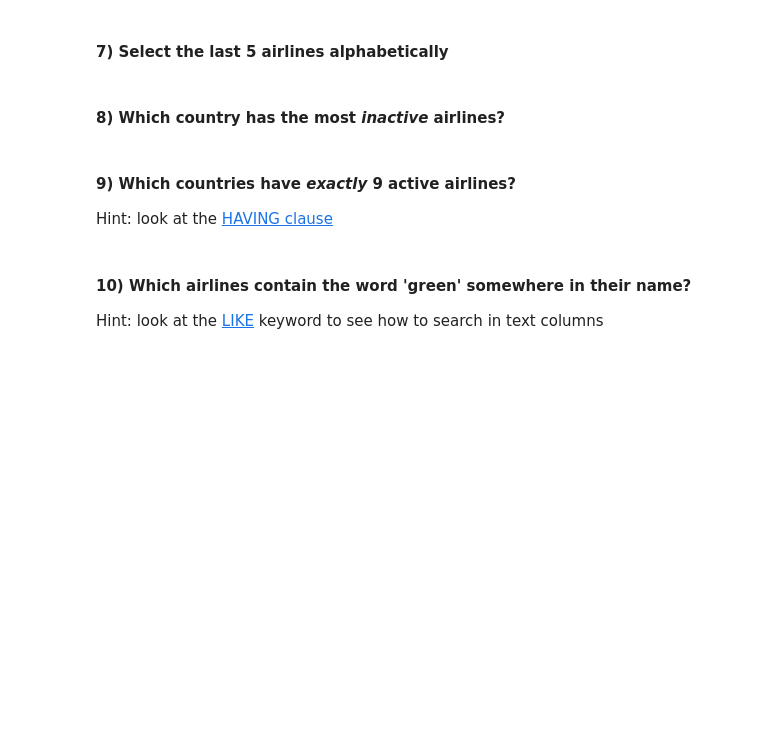
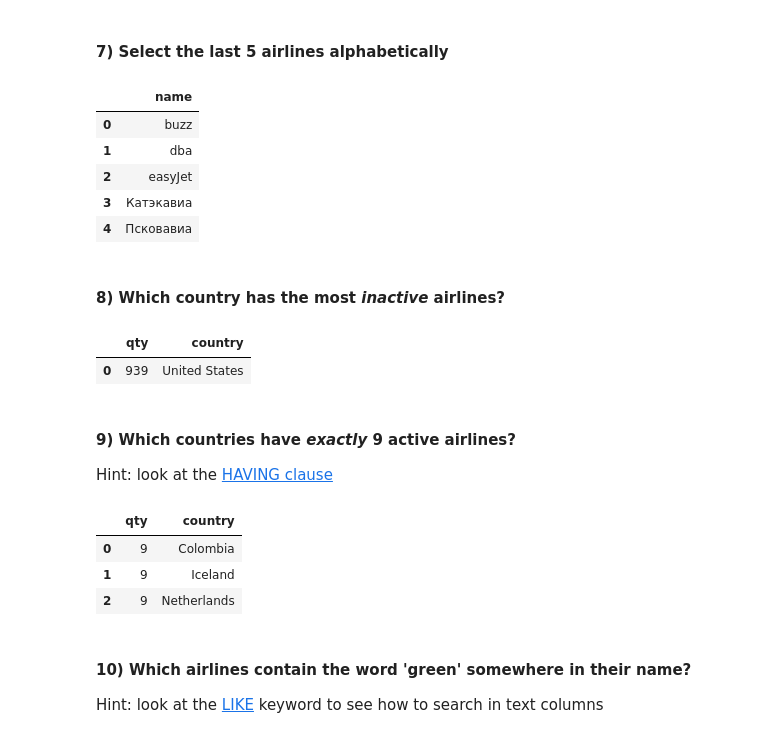
Before and after one commit to Guilherme777/Data-Science, a Jupyter notebook: 03_managing_data/practice/sql_exercise.ipynb, the cells around one changed output. Cells and saved outputs as stored; diff of their text form; code cells hidden in the pictures; blank space fills up the shorter version.

```diff
--- a/03_managing_data/practice/sql_exercise.ipynb
+++ b/03_managing_data/practice/sql_exercise.ipynb
@@ -30,12 +102,55 @@ Reminder 2: there are three tables:
 ## Airlines
 # %% [markdown]
 #### 7) Select the last 5 airlines alphabetically
+# %%
+pd.read_sql("""
+select * from
+(
+select name from airlines order by trim(name) desc
+limit 5
+)
+order by 1
+
+
+""", con=db)
+# %% [output]
+|  | name |
+| 0 | buzz |
+| 1 | dba |
+| 2 | easyJet |
+| 3 | Катэкавиа |
+| 4 | Псковавиа |
 # %% [markdown]
 #### 8) Which country has the most *inactive* airlines?
+# %%
+pd.read_sql("""
+    select count(name) qty, country
+    from airlines
+    where active = 'N'
+    group by country
+    order by 1 desc
+    limit 1
+    """, con=db)
+# %% [output]
+|  | qty | country |
+| 0 | 939 | United States |
 # %% [markdown]
 #### 9) Which countries have *exactly* 9 active airlines?
 
 Hint: look at the [HAVING clause](https://www.w3schools.com/sql/sql_having.asp)
+# %%
+pd.read_sql("""
+    select count(name) qty, country
+    from airlines
+    where active = 'Y'
+    group by country
+    having count(name) = 9
+    """, con=db)
+# %% [output]
+|  | qty | country |
+| 0 | 9 | Colombia |
+| 1 | 9 | Iceland |
+| 2 | 9 | Netherlands |
 # %% [markdown]
 #### 10) Which airlines contain the word 'green' somewhere in their name?
 
```
Also changed, not shown: parts of 7 cells of this notebook, 3 other files.
